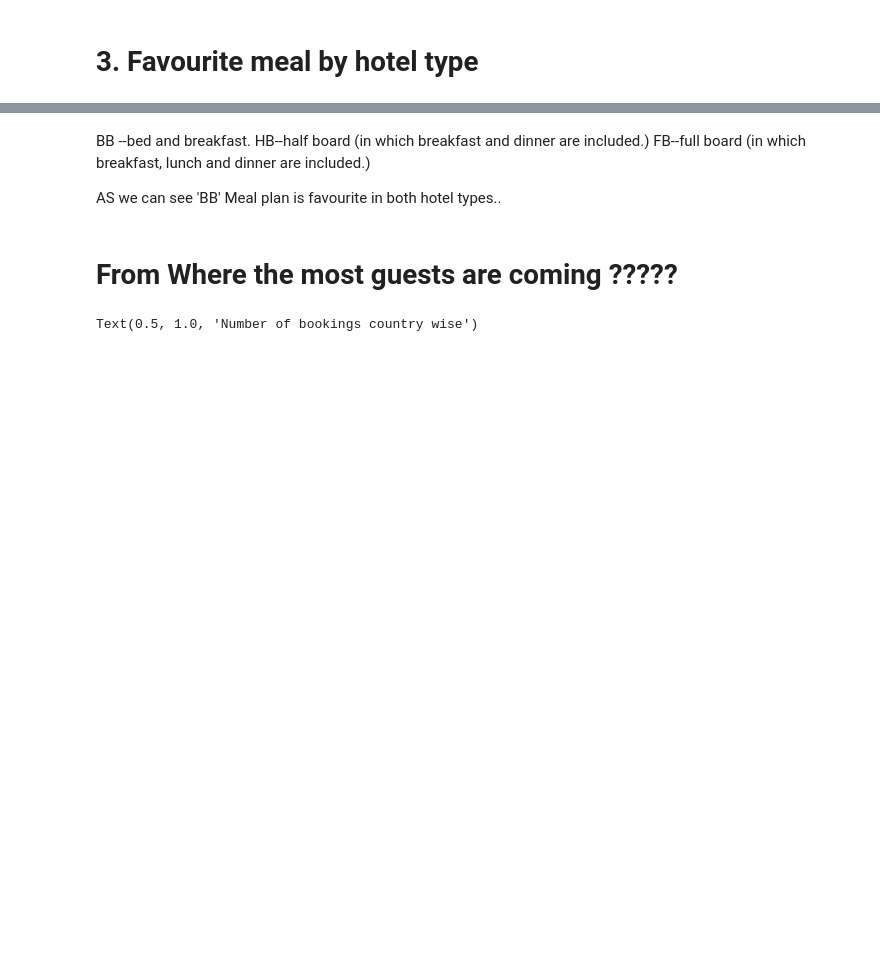
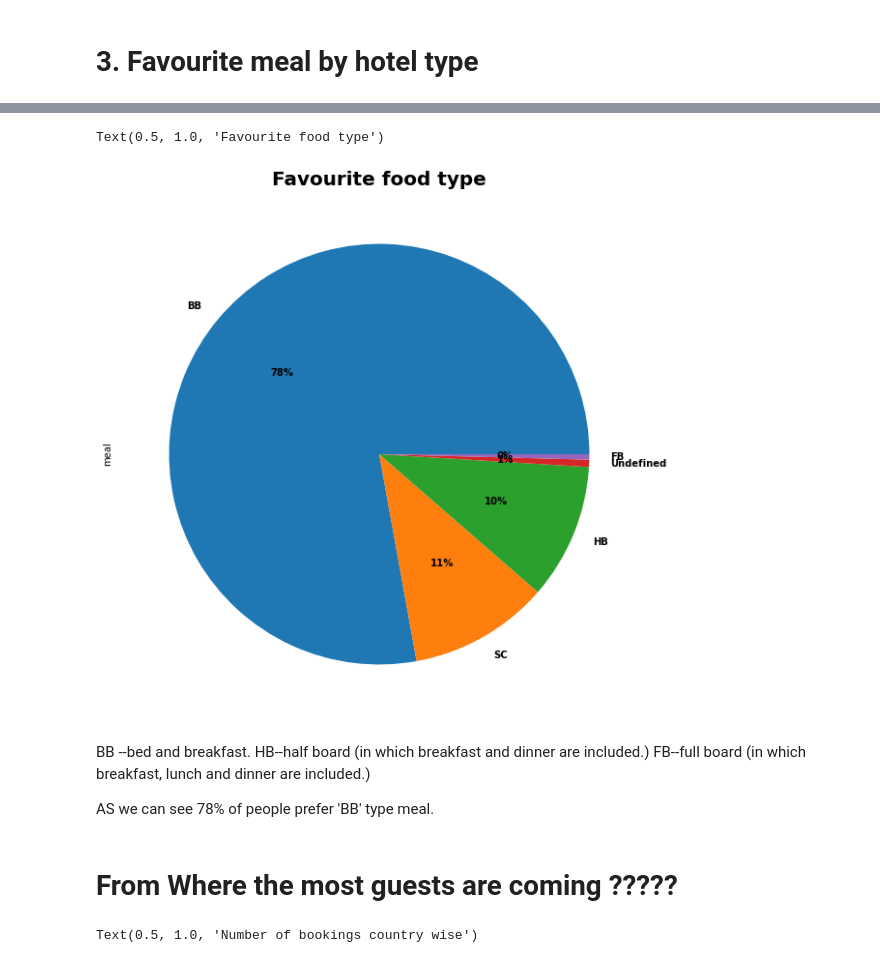
Before and after one commit to ShubhKjoshi/EDA_Hotel_booking_Analysis, a Jupyter notebook: Hotel_Booking_Analysis_Capstone_Project.ipynb, the cells around one changed output, grey strips where cells are left out. Drawn from its saved outputs; the diff is of its cells as text; code cells hidden in the pictures; blank space fills up the shorter version.

```diff
--- a/Hotel_Booking_Analysis_Capstone_Project.ipynb
+++ b/Hotel_Booking_Analysis_Capstone_Project.ipynb
@@ -242,7 +240,14 @@ Text(0.5, 1.0, ' Favourite Meal by hotel')
+# %%
+meal_typ =Hotel_df['meal'].value_counts()
+Food_type_ratio = meal_typ.plot.pie(autopct='%1.0f%%',textprops={'weight': 'bold'},figsize =(10,10))
+plt.title('Favourite food type',fontweight="bold", size=20)
+# %% [output]
+Text(0.5, 1.0, 'Favourite food type')
+[figure, added]
 # %% [markdown]
 BB --bed and breakfast. HB--half board (in which breakfast and dinner are included.) FB--full board (in which breakfast, lunch and dinner are included.)
 
-AS we can see 'BB' Meal plan is favourite in both hotel types..
+AS we can see 78% of people prefer 'BB' type meal.
 # %% [markdown]
 # From Where the most guests are coming ?????
 # %%
```
Also changed, not shown: parts of 15 cells of this notebook.
